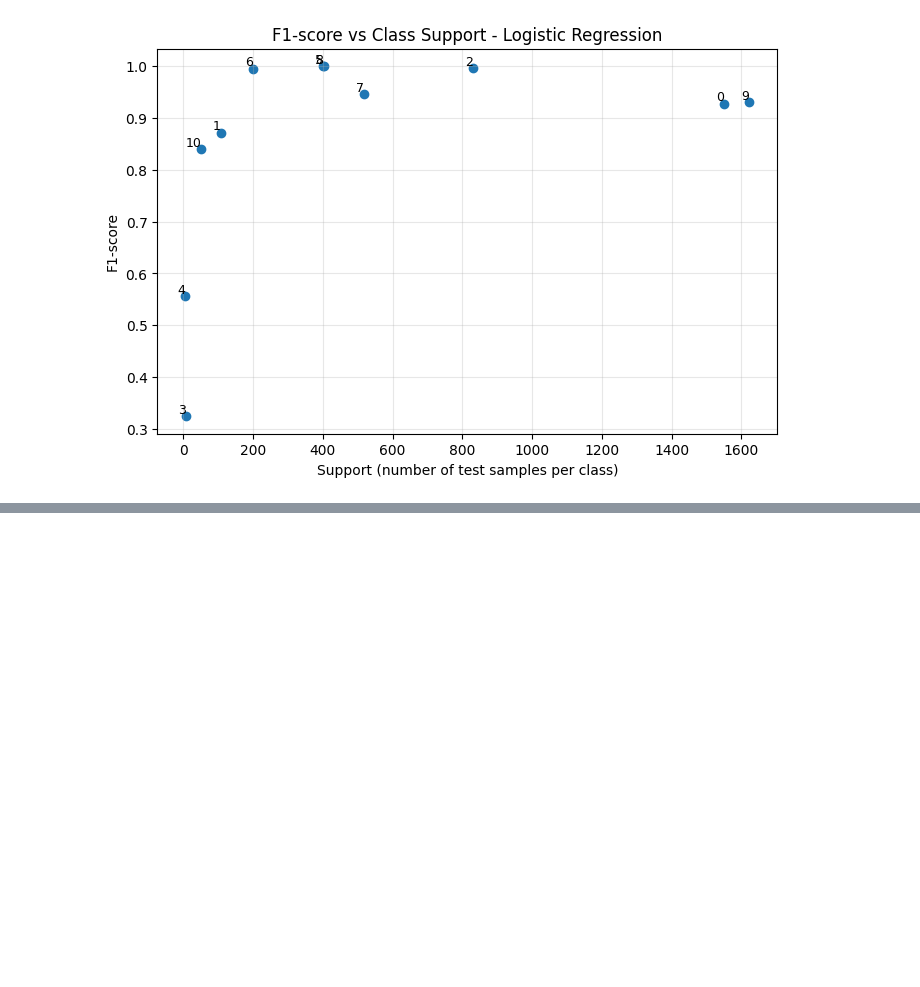
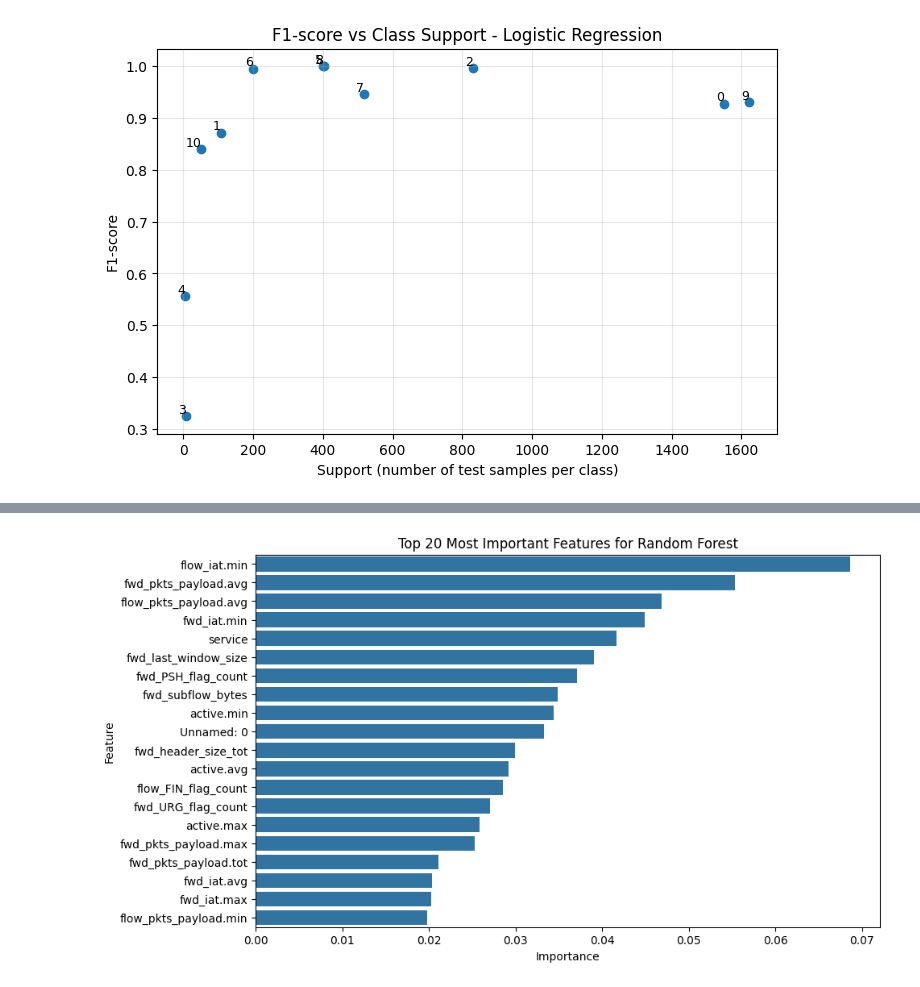
Before and after one commit to Andriguez/Machine-Learning-Project, a Jupyter notebook: notebook/project-notebook_v2.ipynb, the cells around one changed output, grey strips where cells are left out. Saved outputs shown, nothing was run; the diff lists cells and outputs as text; code cells hidden in the pictures; blank space fills up the shorter version.

```diff
--- a/notebook/project-notebook_v2.ipynb
+++ b/notebook/project-notebook_v2.ipynb
@@ -359,0 +470,20 @@ plt.show()
+# %%
+#Tuning RF model with GridSearch (small grids)
+param_grid_rf = {
+    'n_estimators': [100, 200],
+    'max_depth': [None, 15],
+    'min_samples_split': [2, 5]
+}
+
+grid_rf = GridSearchCV(
+    RandomForestClassifier(random_state=42),
+    param_grid_rf,
+    cv=3,
+    scoring='f1_weighted',
+    n_jobs=-1,
+    verbose=1
+)
+
+grid_rf.fit(X_train_scaled, y_train)
+best_rf = grid_rf.best_estimator_
+print("Best RF params:", grid_rf.best_params_)
@@ -359,0 +599,16 @@ plt.show()
+# %%
+#Feature importance for Random Forest model
+importances = best_rf.feature_importances_
+features = X.columns
+
+fi_df = pd.DataFrame({
+    'Feature': features,
+    'Importance': importances
+}).sort_values(by="Importance", ascending=False).head(20)
+
+plt.figure(figsize=(10,6))
+sns.barplot(data=fi_df, x="Importance", y="Feature")
+plt.title("Top 20 Most Important Features for Random Forest")
+plt.show()
+# %% [output]
+[figure, added]
```
Also changed, not shown: parts of 17 cells of this notebook, 1 other file.
